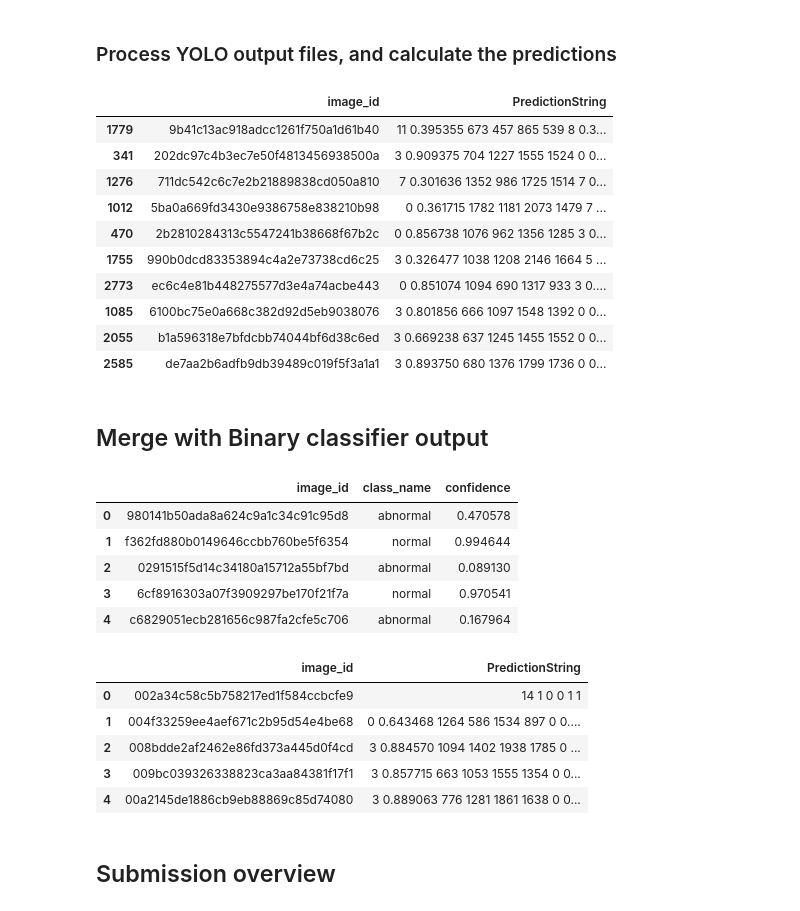
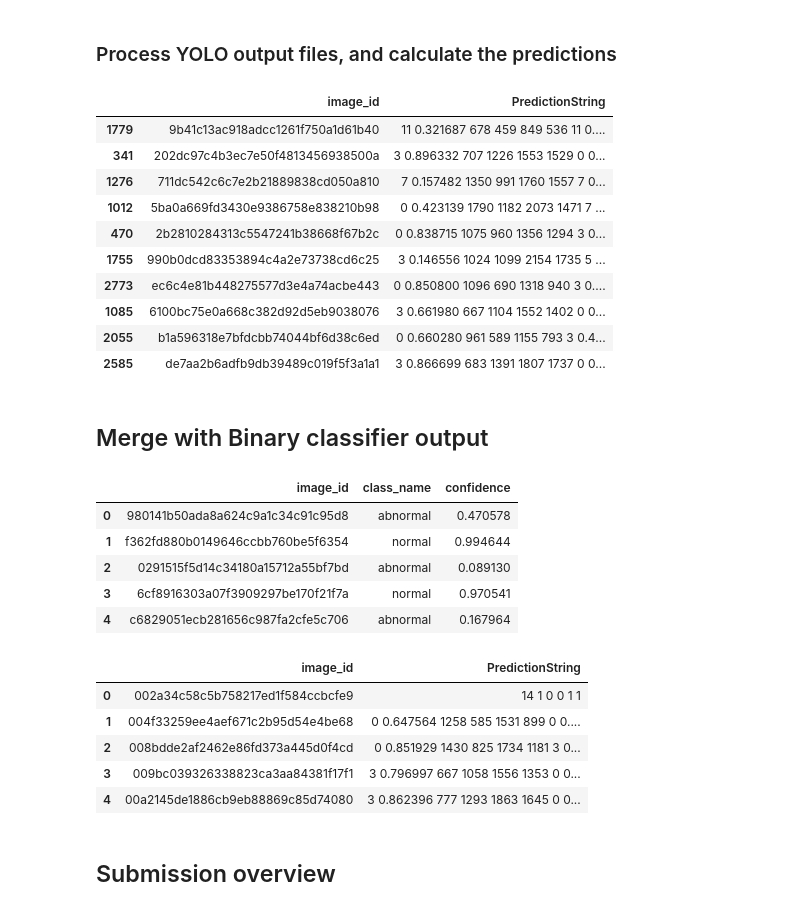
Before and after one commit to Witalia008/kaggle-public, a Jupyter notebook: vinbigdata-chest-xray-abnormalities-detection/vbd-postprocess-yolo.ipynb, the cells around one changed output. Saved outputs shown, nothing was run; the diff lists cells and outputs as text; code cells hidden in the pictures.

```diff
--- a/vinbigdata-chest-xray-abnormalities-detection/vbd-postprocess-yolo.ipynb
+++ b/vinbigdata-chest-xray-abnormalities-detection/vbd-postprocess-yolo.ipynb
@@ -91,10 +91,18 @@ binary_notes = binary_version.split(":")[1]
 binary_version = int(binary_version.split(":")[0])
 
 
-yolo_versions_include = "39, 40, 41, 42, 43" #@param {type:"string"}
+yolo_versions_include = "18, 19, 20, 21, 22, 25, 26, 27, 28, 29, 44, 45, 46, 47, 48, 32" #@param {type:"string"}
 yolo_versions_include = list(map(int, yolo_versions_include.split(","))) if yolo_versions_include else []
+
+yolo_versions_weighted = True #@param {type:"boolean"}
+yolo_versions_weights = { 18: 0.183, 19: 0.183, 20: 0.183, 21: 0.183, 22: 0.203, 25: 0.203, 26: 0.203, 27: 0.203, 28: 0.203, 29: 0.203, 44: 0.173, 45: 0.173, 46: 0.173, 47: 0.173, 48: 0.173, 32: 0.204, } #@param
+
 # Check that versions are distinct (no need to ensemble the same model)
 assert len(yolo_versions_include) == len(set(yolo_versions_include)), "Versions to include have repeated entries"
 assert all(version in INPUTS_YOLO_VERSIONS for version in yolo_versions_include), "Unknown version numbers present in version to include"
 print(yolo_versions_include)
+
+if yolo_versions_weighted:
+    assert all(version in yolo_versions_weights for version in yolo_versions_include), "No weight defined for some of the versions"
+    print(yolo_versions_weights)
 # %% [output]
@@ -197,7 +224,7 @@ clear_output()
 from ensemble_boxes import *
 from typing import List
 
-def reduce_boxes(image_labels_list: List[pd.DataFrame], iou_thr=iou_threshold, skip_box_thr=skip_box_threshold, sigma=sigma, method=None):
+def reduce_boxes(image_labels_list: List[pd.DataFrame], weights=None, iou_thr=iou_threshold, skip_box_thr=skip_box_threshold, sigma=sigma, method=None):
     label_empty = [len(df) == 0 for df in image_labels_list]
 
     if len(image_labels_list) == 0 or all(label_empty):
@@ -208,13 +235,15 @@ def reduce_boxes(image_labels_list: List[pd.DataFrame], iou_thr=iou_threshold, s
     labels = [image_labels["class_id"].values for image_labels, empty in zip(image_labels_list, label_empty) if not empty]
     scores = [image_labels["conf"].values for image_labels, empty in zip(image_labels_list, label_empty) if not empty]
     boxes = [image_labels[["x_min", "y_min", "x_max", "y_max"]].values for image_labels, empty in zip(image_labels_list, label_empty) if not empty]
+    if weights is not None:
+        weights = [weight for weight, empty in zip(weights, label_empty) if not empty]
 
     if method == non_maximum_weighted or method == weighted_boxes_fusion:
-        boxes, scores, labels = method(boxes, scores, labels, iou_thr=iou_thr, skip_box_thr=skip_box_thr)
+        boxes, scores, labels = method(boxes, scores, labels, iou_thr=iou_thr, skip_box_thr=skip_box_thr, weights=weights)
     elif method == soft_nms:
-        boxes, scores, labels = method(boxes, scores, labels, iou_thr=iou_thr, thresh=skip_box_thr, sigma=sigma)
+        boxes, scores, labels = method(boxes, scores, labels, iou_thr=iou_thr, thresh=skip_box_thr, sigma=sigma, weights=weights)
     elif method == nms:
-        boxes, scores, labels = method(boxes, scores, labels, iou_thr=iou_thr)
+        boxes, scores, labels = method(boxes, scores, labels, iou_thr=iou_thr, weights=weights)
     else:
         if len(labels) > 1:
             raise ValueError("Cannot fuse more than 1 model without a fusing method")
@@ -326,50 +355,56 @@ results_yolo_full_df = pd.DataFrame(columns=["image_id", "class_id", "conf", "x_
 test_metadata = pd.read_csv(INPUT_FOLDER_ORIGINAL_PNG / "test_meta.csv")
 test_metadata = test_metadata.set_index("image_id").to_dict("index")
 
+weights = None
+if yolo_versions_weighted:
+    weights = [yolo_versions_weights[version] for version in INPUTS_YOLO_VERSIONS.keys()]
+    # Make sure maximum is 1, and others are less than 1.
+    weights = np.array(weights) / np.max(weights)
+
 for image_id, image_dims in tqdm(test_metadata.items(), total=len(test_metadata)):
     # Read YOLO output to pandas DataFrame.
     prediction_labels = [read_prediction_labels(
         version_data["path"] / "labels_pred" / f"{image_id}.txt"
     ) for version_data in INPUTS_YOLO_VERSIONS.values()]
 
     # Reduce bboxes.
     method = None if reduce_method == "None" else getattr(ensemble_boxes, reduce_method)
-    prediction_labels = reduce_boxes(prediction_labels, method=method)
+    prediction_labels = reduce_boxes(prediction_labels, weights=weights, method=method)
 
     if reduce_filter:
         # Reduce those that are in anomalous locations.
         prediction_labels = reduce_by_location_boundaries(prediction_labels)
 
         # Reduce those that should only have one class
         prediction_labels = reduce_max_x_per_class(prediction_labels)
 
     # Append all the boxes to full df for later analysis.
     prediction_labels_full = prediction_labels.copy()
     prediction_labels_full["image_id"] = image_id
     results_yolo_full_df = results_yolo_full_df.append(prediction_labels_full)
 
     # Scale them to the original size.
     # NOTE: dim0 and dim1 are reversed: y-axis, x-axis!
     prediction_labels = scale_labels(prediction_labels, image_dims["dim1"], image_dims["dim0"])
 
     # Convert resulting bboxes from DataFrame to string.
     prediction_str = labels_to_string(prediction_labels)
 
     results_yolo_df = results_yolo_df.append({"image_id": image_id, "PredictionString": prediction_str}, ignore_index=True)
 
 results_yolo_df.sample(10, random_state=10)
 # %% [output]
 |  | image_id | PredictionString |
-| 1779 | 9b41c13ac918adcc1261f750a1d61b40 | 11 0.395355 673 457 865 539 8 0.3... |
-| 341 | 202dc97c4b3ec7e50f4813456938500a | 3 0.909375 704 1227 1555 1524 0 0... |
-| 1276 | 711dc542c6c7e2b21889838cd050a810 | 7 0.301636 1352 986 1725 1514 7 0... |
-| 1012 | 5ba0a669fd3430e9386758e838210b98 | 0 0.361715 1782 1181 2073 1479 7 ... |
-| 470 | 2b2810284313c5547241b38668f67b2c | 0 0.856738 1076 962 1356 1285 3 0... |
-| 1755 | 990b0dcd83353894c4a2e73738cd6c25 | 3 0.326477 1038 1208 2146 1664 5 ... |
-| 2773 | ec6c4e81b448275577d3e4a74acbe443 | 0 0.851074 1094 690 1317 933 3 0.... |
-| 1085 | 6100bc75e0a668c382d92d5eb9038076 | 3 0.801856 666 1097 1548 1392 0 0... |
-| 2055 | b1a596318e7bfdcbb74044bf6d38c6ed | 3 0.669238 637 1245 1455 1552 0 0... |
-| 2585 | de7aa2b6adfb9db39489c019f5f3a1a1 | 3 0.893750 680 1376 1799 1736 0 0... |
+| 1779 | 9b41c13ac918adcc1261f750a1d61b40 | 11 0.321687 678 459 849 536 11 0.... |
+| 341 | 202dc97c4b3ec7e50f4813456938500a | 3 0.896332 707 1226 1553 1529 0 0... |
+| 1276 | 711dc542c6c7e2b21889838cd050a810 | 7 0.157482 1350 991 1760 1557 7 0... |
+| 1012 | 5ba0a669fd3430e9386758e838210b98 | 0 0.423139 1790 1182 2073 1471 7 ... |
+| 470 | 2b2810284313c5547241b38668f67b2c | 0 0.838715 1075 960 1356 1294 3 0... |
+| 1755 | 990b0dcd83353894c4a2e73738cd6c25 | 3 0.146556 1024 1099 2154 1735 5 ... |
+| 2773 | ec6c4e81b448275577d3e4a74acbe443 | 0 0.850800 1096 690 1318 940 3 0.... |
+| 1085 | 6100bc75e0a668c382d92d5eb9038076 | 3 0.661980 667 1104 1552 1402 0 0... |
+| 2055 | b1a596318e7bfdcbb74044bf6d38c6ed | 0 0.660280 961 589 1155 793 3 0.4... |
+| 2585 | de7aa2b6adfb9db39489c019f5f3a1a1 | 3 0.866699 683 1391 1807 1737 0 0... |
 # %% [markdown]
 ## Merge with Binary classifier output
 # %%
@@ -406,10 +441,10 @@ display(results_df.head())
 | 4 | c6829051ecb281656c987fa2cfe5c706 | abnormal | 0.167964 |
 |  | image_id | PredictionString |
 | 0 | 002a34c58c5b758217ed1f584ccbcfe9 | 14 1 0 0 1 1 |
-| 1 | 004f33259ee4aef671c2b95d54e4be68 | 0 0.643468 1264 586 1534 897 0 0.... |
-| 2 | 008bdde2af2462e86fd373a445d0f4cd | 3 0.884570 1094 1402 1938 1785 0 ... |
-| 3 | 009bc039326338823ca3aa84381f17f1 | 3 0.857715 663 1053 1555 1354 0 0... |
-| 4 | 00a2145de1886cb9eb88869c85d74080 | 3 0.889063 776 1281 1861 1638 0 0... |
+| 1 | 004f33259ee4aef671c2b95d54e4be68 | 0 0.647564 1258 585 1531 899 0 0.... |
+| 2 | 008bdde2af2462e86fd373a445d0f4cd | 0 0.851929 1430 825 1734 1181 3 0... |
+| 3 | 009bc039326338823ca3aa84381f17f1 | 3 0.796997 667 1058 1556 1353 0 0... |
+| 4 | 00a2145de1886cb9eb88869c85d74080 | 3 0.862396 777 1293 1863 1645 0 0... |
 # %%
 images_no_finding = results_df[results_df["PredictionString"] == "14 1 0 0 1 1"].image_id.values
 results_yolo_full_df = results_yolo_full_df[~results_yolo_full_df.image_id.isin(images_no_finding)]
```
Also changed, not shown: parts of 9 cells of this notebook.
